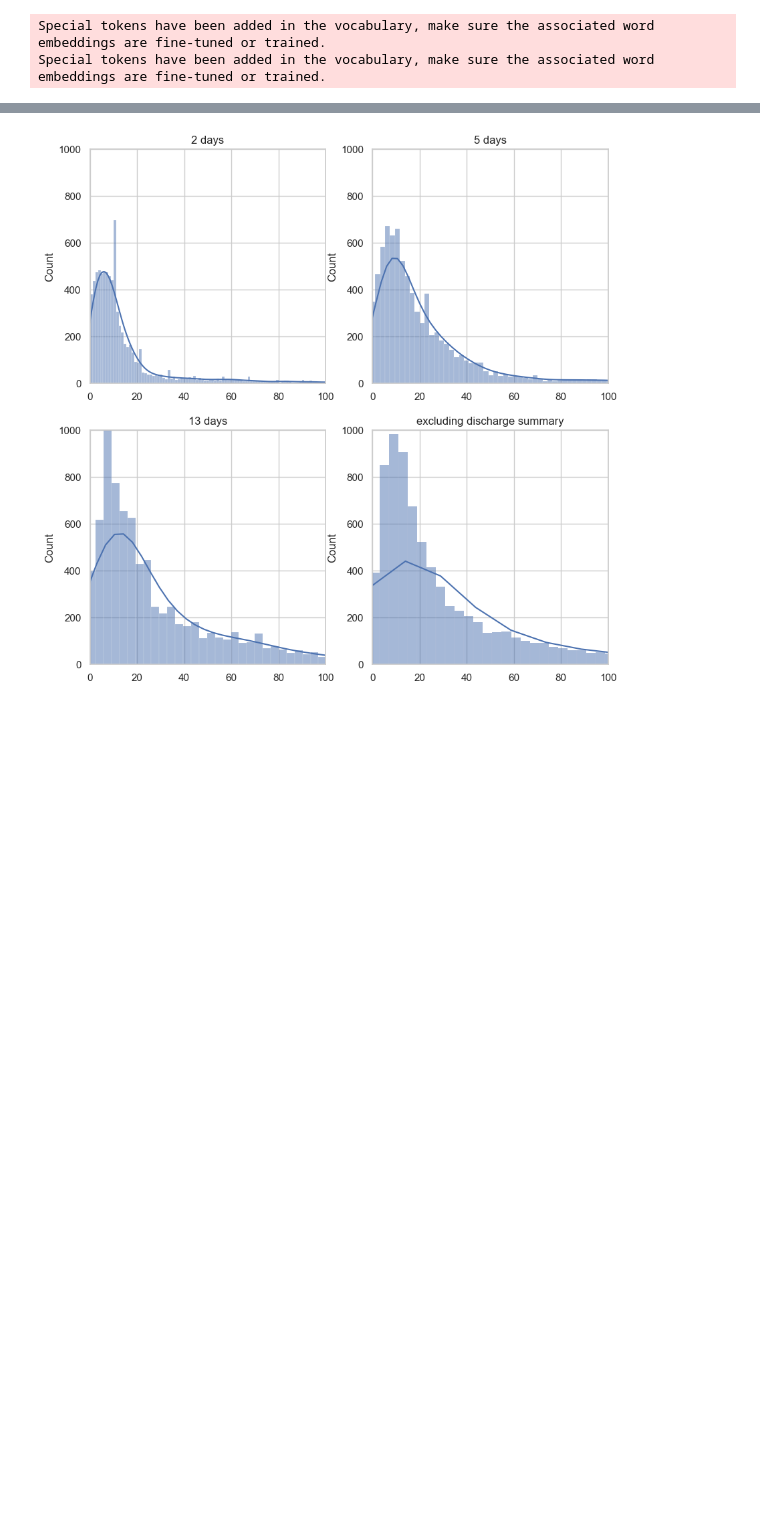
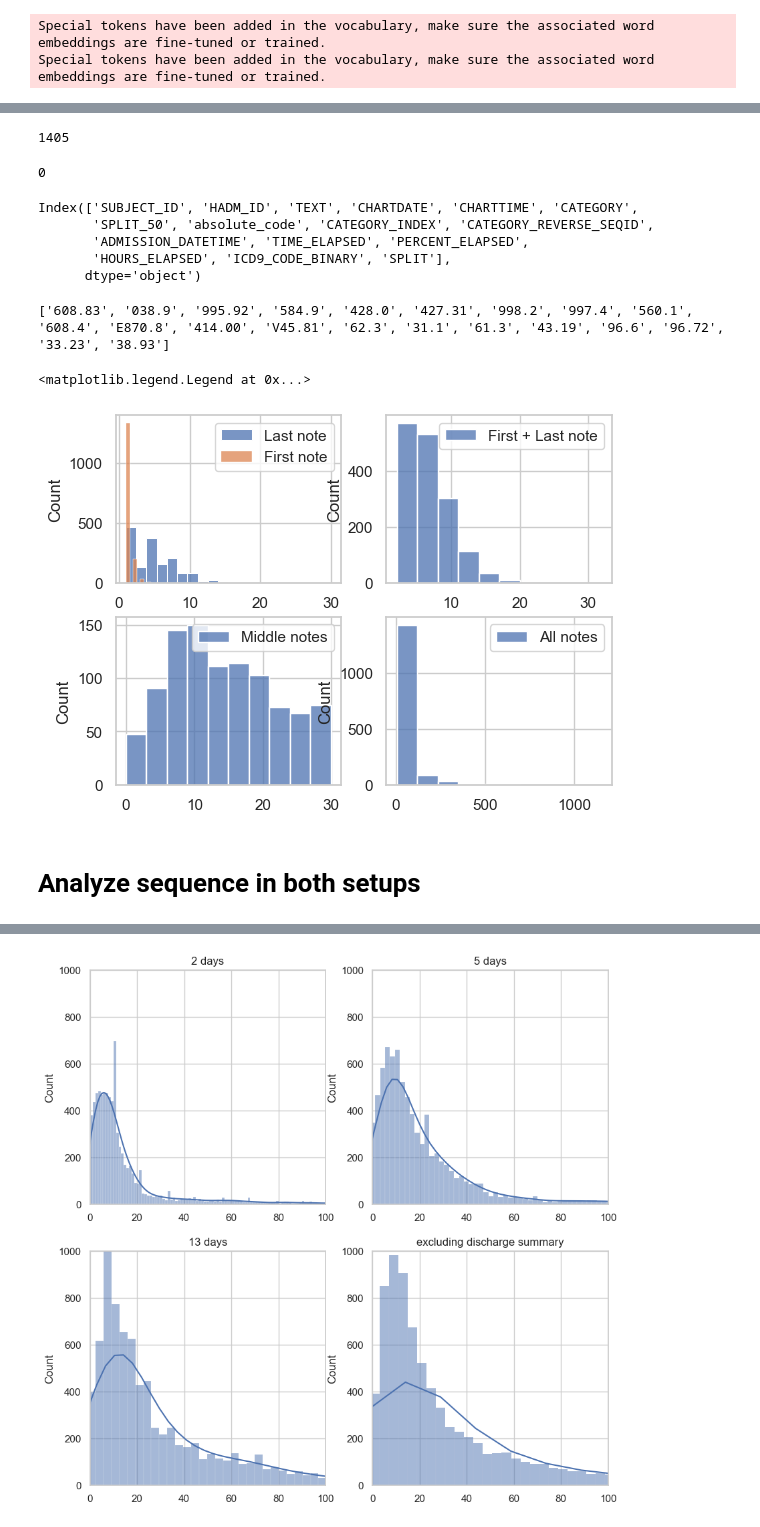
Before and after one commit to mireiahernandez/icd-continuous-prediction, a Jupyter notebook: temporal_data_analysis.ipynb, the cells around one changed output, grey strips where cells are left out. Cells and saved outputs as stored; diff of their text form; code cells hidden in the pictures; blank space fills up the shorter version.

```diff
--- a/temporal_data_analysis.ipynb
+++ b/temporal_data_analysis.ipynb
@@ -118,0 +226,50 @@ Special tokens have been added in the vocabulary, make sure the associated word
+# %%
+num = 0
+for i in range(len(notes_agg_df)):
+    if notes_agg_df.iloc[i]["CATEGORY"][-1] != "Discharge summary":
+        num += 1
+print(num)
+# %% [output]
+1405
+# %%
+num = 0
+for i in range(len(notes_agg_df_filt)):
+    if notes_agg_df_filt.iloc[i]["CATEGORY"][-1] != "Discharge summary":
+        num += 1
+print(num)
+# %% [output]
+0
+# %%
+notes_agg_df.columns
+# %% [output]
+Index(['SUBJECT_ID', 'HADM_ID', 'TEXT', 'CHARTDATE', 'CHARTTIME', 'CATEGORY',
+       'SPLIT_50', 'absolute_code', 'CATEGORY_INDEX', 'CATEGORY_REVERSE_SEQID',
+       'ADMISSION_DATETIME', 'TIME_ELAPSED', 'PERCENT_ELAPSED',
+       'HOURS_ELAPSED', 'ICD9_CODE_BINARY', 'SPLIT'],
+      dtype='object')
+# %%
+print(notes_agg_df.iloc[3]["absolute_code"])
+# %% [output]
+['608.83', '038.9', '995.92', '584.9', '428.0', '427.31', '998.2', '997.4', '560.1', '608.4', 'E870.8', '414.00', 'V45.81', '62.3', '31.1', '61.3', '43.19', '96.6', '96.72', '33.23', '38.93']
+# %%
+plt.subplot(2,2,1)
+# print distribution of number of chunks of last note
+sns.histplot([np.sum(np.array(seq_ids) == seq_ids[-1]) for seq_ids in seq_ids_list], bins = 20, label = "Last note")
+# print distribution of number of chunks of first note
+sns.histplot([np.sum(np.array(seq_ids) == seq_ids[0]) for seq_ids in seq_ids_list], bins = 20, label = "First note")
+# print distribution of the sum of number of chunks of last and first note
+plt.legend()
+plt.subplot(2,2,2)
+sns.histplot([np.sum(np.array(seq_ids) == seq_ids[0]) + np.sum(np.array(seq_ids) == seq_ids[-1]) for seq_ids in seq_ids_list], bins = 10, label = "First + Last note")
+plt.legend()
+plt.subplot(2,2,3)
+# print distribution of number of chunks that are not first or last note
+sns.histplot([np.sum(np.logical_and(np.array(seq_ids) > seq_ids[0], np.array(seq_ids) < seq_ids[-1]) )for seq_ids in seq_ids_list], bins = 10, label = "Middle notes", binrange=(0, 30))
+plt.legend()
+plt.subplot(2,2,4)
+# print distribution of ALL notes
+sns.histplot([len(seq_ids) for seq_ids in seq_ids_list], bins = 10, label = "All notes")
+plt.legend()
+# %% [output]
+<matplotlib.legend.Legend at 0x...>
+[figure, added]
@@ -118,0 +281,2 @@ Special tokens have been added in the vocabulary, make sure the associated word
+# %% [markdown]
+# Analyze sequence in both setups
```
Also changed, not shown: parts of 27 cells of this notebook.
